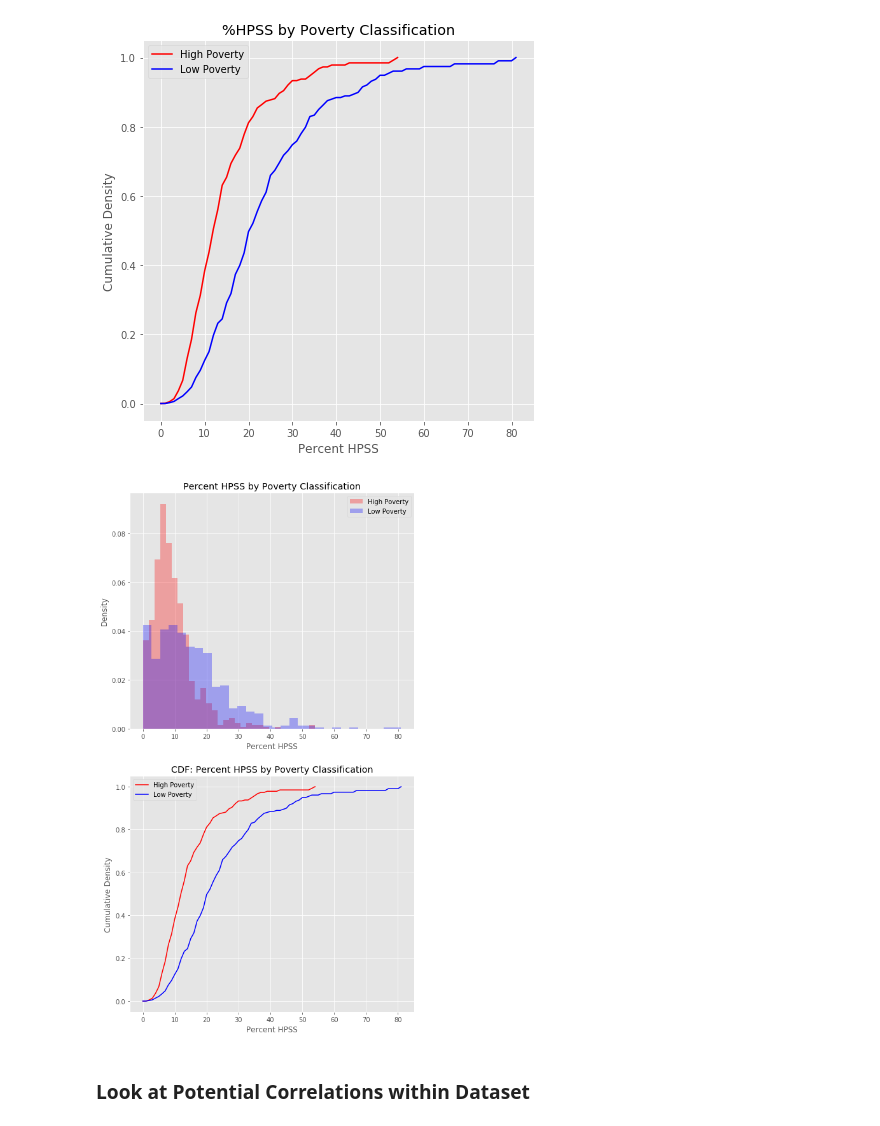
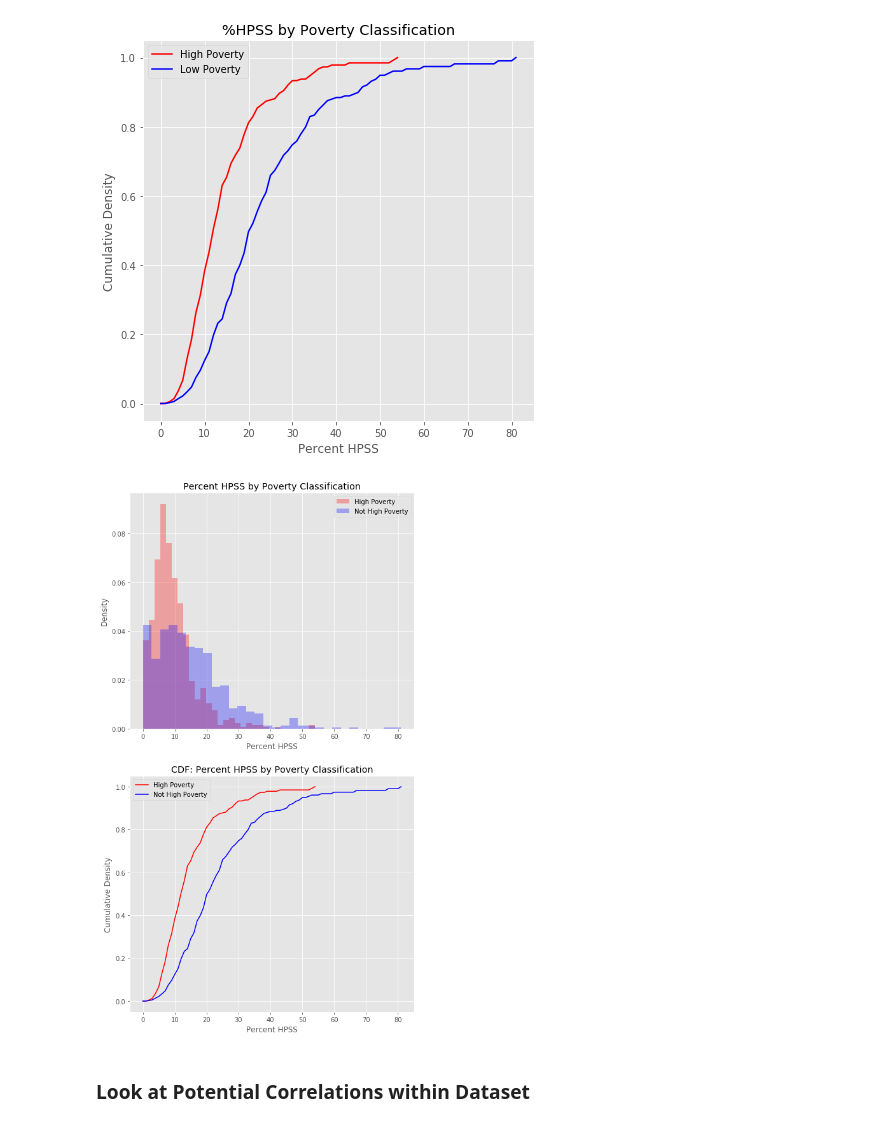
Before and after one commit to jamiewessels/Philly_Food_Access, a Jupyter notebook: Initial_exploration.ipynb, the cells around one changed output. Saved outputs shown, nothing was run; the diff lists cells and outputs as text; code cells hidden in the pictures.

```diff
--- a/Initial_exploration.ipynb
+++ b/Initial_exploration.ipynb
@@ -585,24 +591,24 @@ plt.show();
 # %%
 fig, ax = plt.subplots(2, figsize = (8, 15))
 data = [high_pov['pct_hpss'], not_high_pov['pct_hpss']]
-labels = ['High Poverty', 'Low Poverty']
+labels = ['High Poverty', 'Not High Poverty']
 colors = ['red', 'blue']
 overlay_histograms(ax[0], data, labels, colors, xlabel = 'Percent HPSS', title = 'Percent HPSS by Poverty Classification')
 ax[0].set_ylabel('Density')
 
 dfs_c = [high_pov, not_high_pov]
 columns_c = ['pct_hpss', 'pct_hpss']
-labels_c = ['High Poverty', 'Low Poverty']
+labels_c = ['High Poverty', 'Not High Poverty']
 ax[1].set_xlabel('Percent HPSS')
 ax[1].set_ylabel('Cumulative Density')
 
 overlay_plots(ax[1], dfs_c, columns_c, labels_c, colors, 'CDF: Percent HPSS by Poverty Classification')
 
 
-fig.savefig('images/pdfandcdf_pct_HPSS_by_poverty.jpeg')
+fig.savefig('images/pdfandcdf_pct_HPSS_by_poverty.jpeg', pad_inches = 0)
 plt.show();
 # %% [output]
-[figure, old version]
+[figure, new version]
 # %% [markdown]
 ### Look at Potential Correlations within Dataset
 # %%
```
Also changed, not shown: parts of 21 cells of this notebook.
